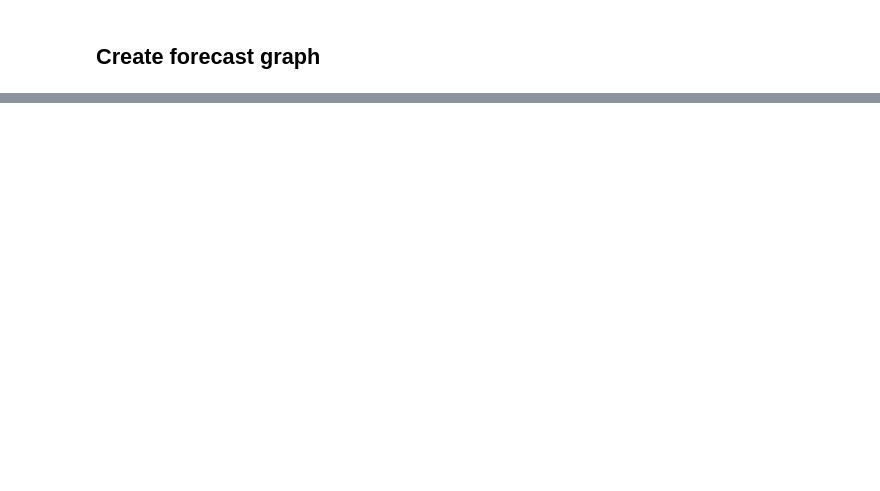
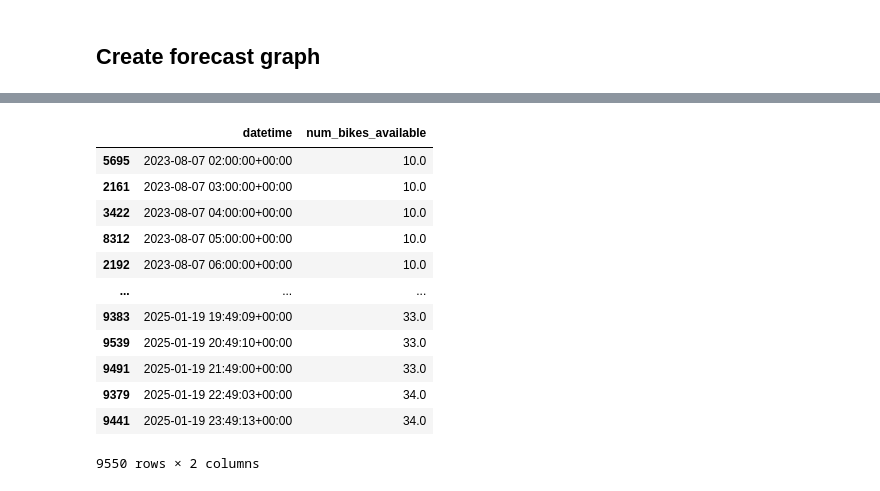
Before and after one commit to IsakNordg/ID2223-Project, a Jupyter notebook: 5_inference.ipynb, the cells around one changed output, grey strips where cells are left out. Saved outputs shown, nothing was run; the diff lists cells and outputs as text; code cells hidden in the pictures; blank space fills up the shorter version.

```diff
--- a/5_inference.ipynb
+++ b/5_inference.ipynb
@@ -264,0 +255,17 @@ hindcast_df
+# %%
+outcome_df = outcome_df.sort_values(by=['datetime'])
+outcome_df
+# %% [output]
+|  | datetime | num_bikes_available |
+| 5695 | 2023-08-07 02:00:00+00:00 | 10.0 |
+| 2161 | 2023-08-07 03:00:00+00:00 | 10.0 |
+| 3422 | 2023-08-07 04:00:00+00:00 | 10.0 |
+| 8312 | 2023-08-07 05:00:00+00:00 | 10.0 |
+| 2192 | 2023-08-07 06:00:00+00:00 | 10.0 |
+| ... | ... | ... |
+| 9383 | 2025-01-19 19:49:09+00:00 | 33.0 |
+| 9539 | 2025-01-19 20:49:10+00:00 | 33.0 |
+| 9491 | 2025-01-19 21:49:00+00:00 | 33.0 |
+| 9379 | 2025-01-19 22:49:03+00:00 | 34.0 |
+| 9441 | 2025-01-19 23:49:13+00:00 | 34.0 |
+9550 rows × 2 columns
```
Also changed, not shown: parts of 14 cells of this notebook, 5 other files.
